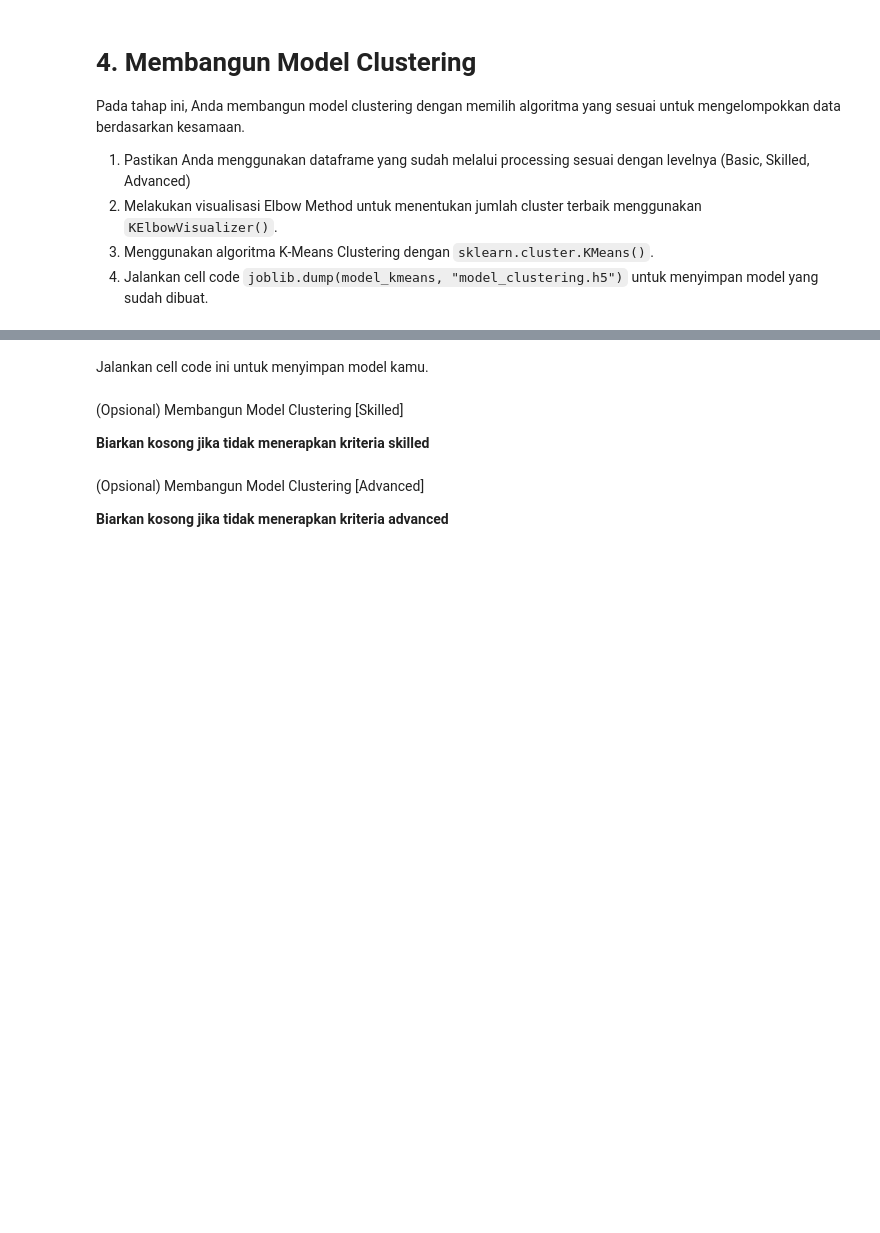
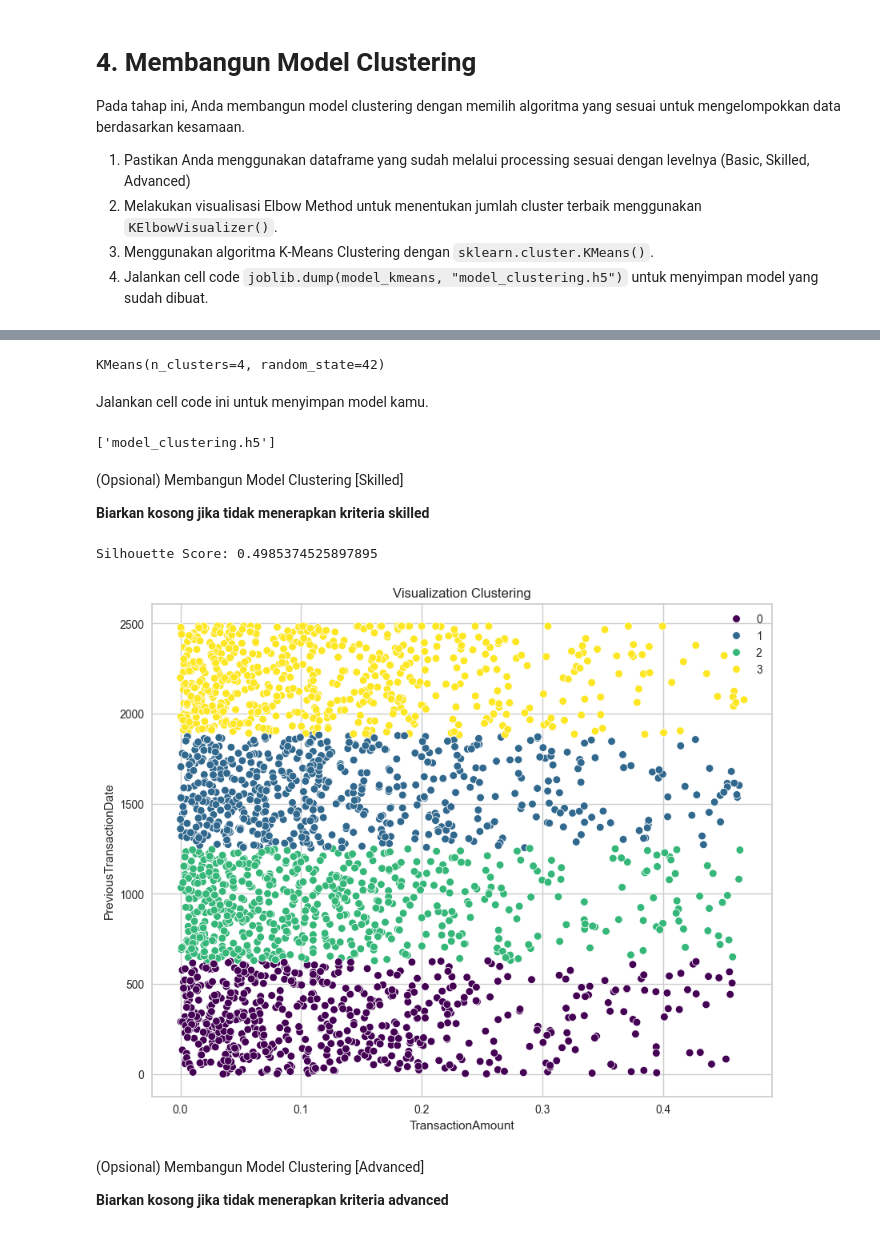
Before and after one commit to adyuta447/bank-transaction-dataset-for-fraud-detection, a Jupyter notebook: [Clustering]_Submission_Akhir_BMLP_Jan_Agra_Adyuta_Harnowo.ipynb, the cells around one changed output, grey strips where cells are left out. Cells and saved outputs as stored; diff of their text form; code cells hidden in the pictures; blank space fills up the shorter version.

```diff
--- a/[Clustering]_Submission_Akhir_BMLP_Jan_Agra_Adyuta_Harnowo.ipynb
+++ b/[Clustering]_Submission_Akhir_BMLP_Jan_Agra_Adyuta_Harnowo.ipynb
@@ -297,14 +336,26 @@ Pada tahap ini, Anda membangun model clustering dengan memilih algoritma yang se
 # %%
 # Menggunakan algoritma K-Means Clustering
+kmeans = KMeans(n_clusters=4, random_state=42)
+kmeans.fit(df)
+# %% [output]
+KMeans(n_clusters=4, random_state=42)
 # %% [markdown]
 Jalankan cell code ini untuk menyimpan model kamu.
 # %%
 # Menyimpan model menggunakan joblib
 # import joblib
 # joblib.dump(___, "model_clustering.h5")
+joblib.dump(kmeans, "model_clustering.h5")
+# %% [output]
+['model_clustering.h5']
 # %% [markdown]
 (Opsional) Membangun Model Clustering [Skilled]
 
 **Biarkan kosong jika tidak menerapkan kriteria skilled**
 # %%
 # Menghitung dan menampilkan nilai Silhouette Score.
+labels = kmeans.labels_
+score = silhouette_score(df, labels)
+print(f'Silhouette Score: {score}')
+# %% [output]
+Silhouette Score: 0.4985374525897895
@@ -313,3 +362,11 @@ Jalankan cell code ini untuk menyimpan model kamu.
+# %%
+# Membuat visualisasi hasil clustering
+plt.figure(figsize=(10, 8))
+sns.scatterplot(x=df.iloc[:, 0], y=df.iloc[:,1], hue=labels, palette='viridis')
+plt.title("Visualization Clustering")
+plt.show()
+# %% [output]
+[figure, added]
 # %% [markdown]
 (Opsional) Membangun Model Clustering [Advanced]
 
```
Also changed, not shown: parts of 11 cells of this notebook, 2 other files.
